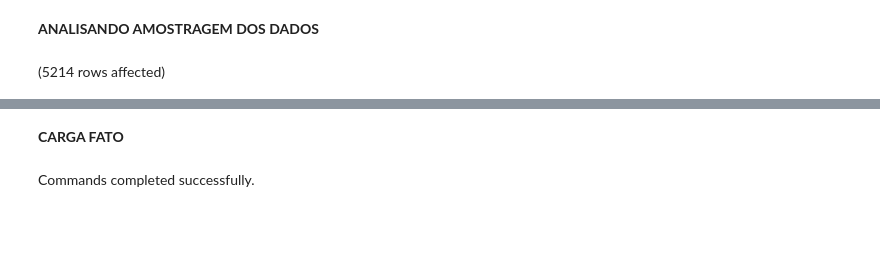
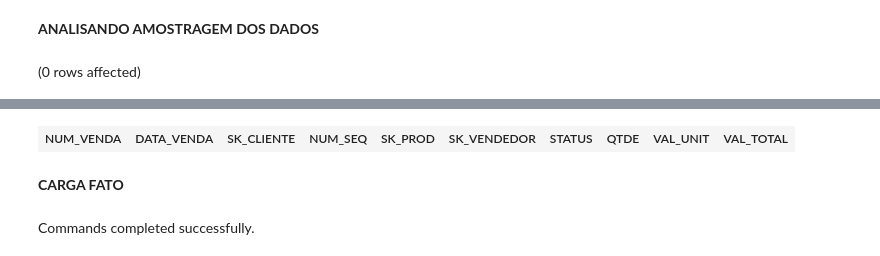
Before and after one commit to AmandaGiacometti/DataEX-Bootcamp, a Jupyter notebook: Dia 04/03_ETL_SQL_SCD2.ipynb, the cells around one changed output, grey strips where cells are left out. Drawn from its saved outputs; the diff is of its cells as text; code cells hidden in the pictures; blank space fills up the shorter version.

```diff
--- a/Dia 04/03_ETL_SQL_SCD2.ipynb
+++ b/Dia 04/03_ETL_SQL_SCD2.ipynb
@@ -1375,8 +1379,8 @@ SELECT
         B.VAL_UNIT,
         B.VAL_TOTAL
 
-  FROM DW.STAGING.STG_VENDAS_ERP A
-  INNER JOIN DW.STAGING.STG_VENDA_ITENS_ERP B
+  FROM DW_02.STAGING.STG_VENDAS_ERP A
+  INNER JOIN DW_02.STAGING.STG_VENDA_ITENS_ERP B
   ON A.NUM_VENDA=B.NUM_VENDA
 
   INNER JOIN SILVER2.DIM_PRODUTOS C
@@ -1391,4 +1395,4 @@ SELECT
   ON A.ID_CLIENTE=E.ID_CLIENTE
   AND E.ATIVO=1
 # %% [output]
-(5214 rows affected)
+(0 rows affected)
@@ -1398,3 +1400,4 @@ Total execution time: 00:00:00.248
+| NUM_VENDA | DATA_VENDA | SK_CLIENTE | NUM_SEQ | SK_PROD | SK_VENDEDOR | STATUS | QTDE | VAL_UNIT | VAL_TOTAL |
 # %% [markdown]
 **CARGA FATO**
 # %%
```
Also changed, not shown: parts of 25 cells of this notebook.
